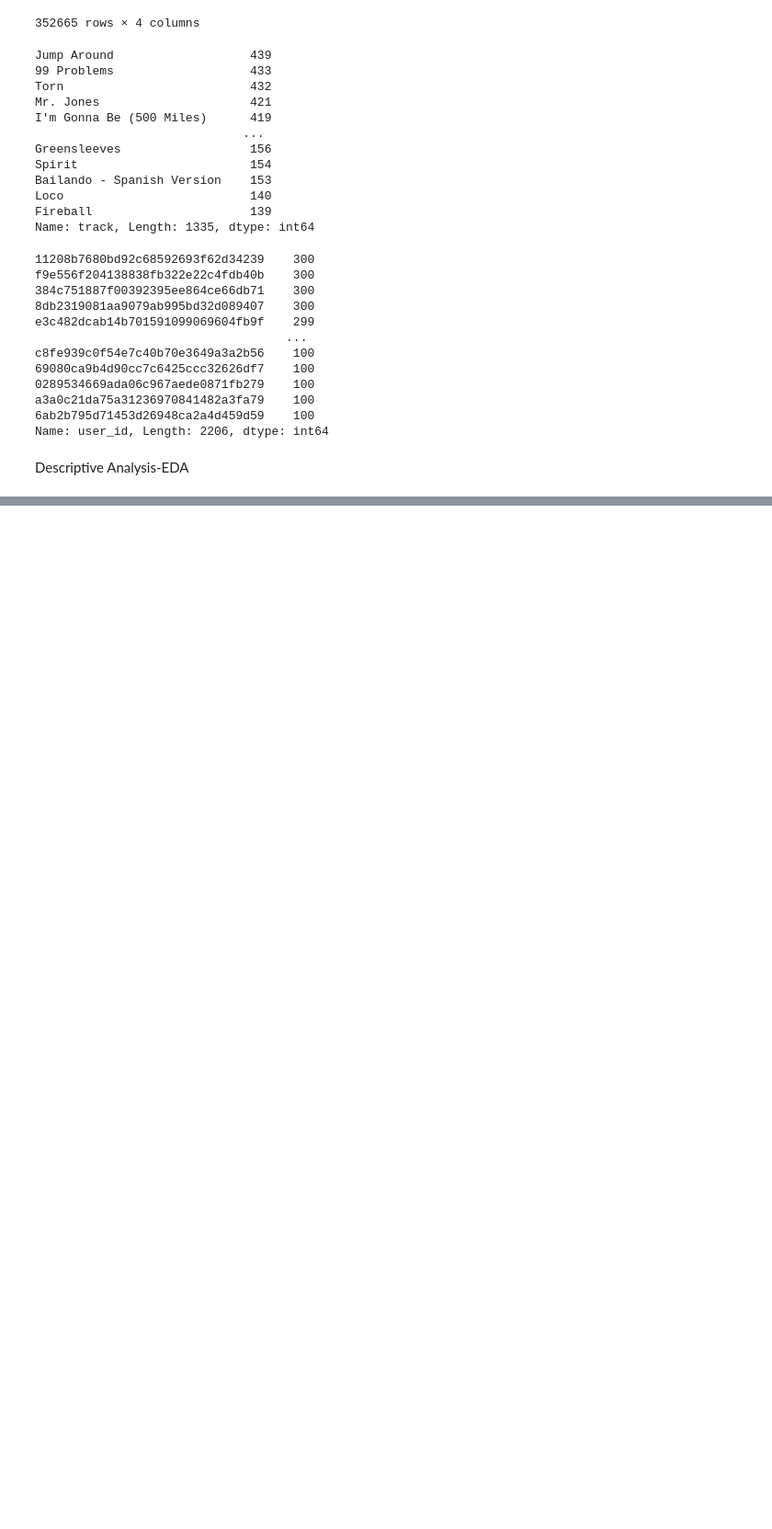
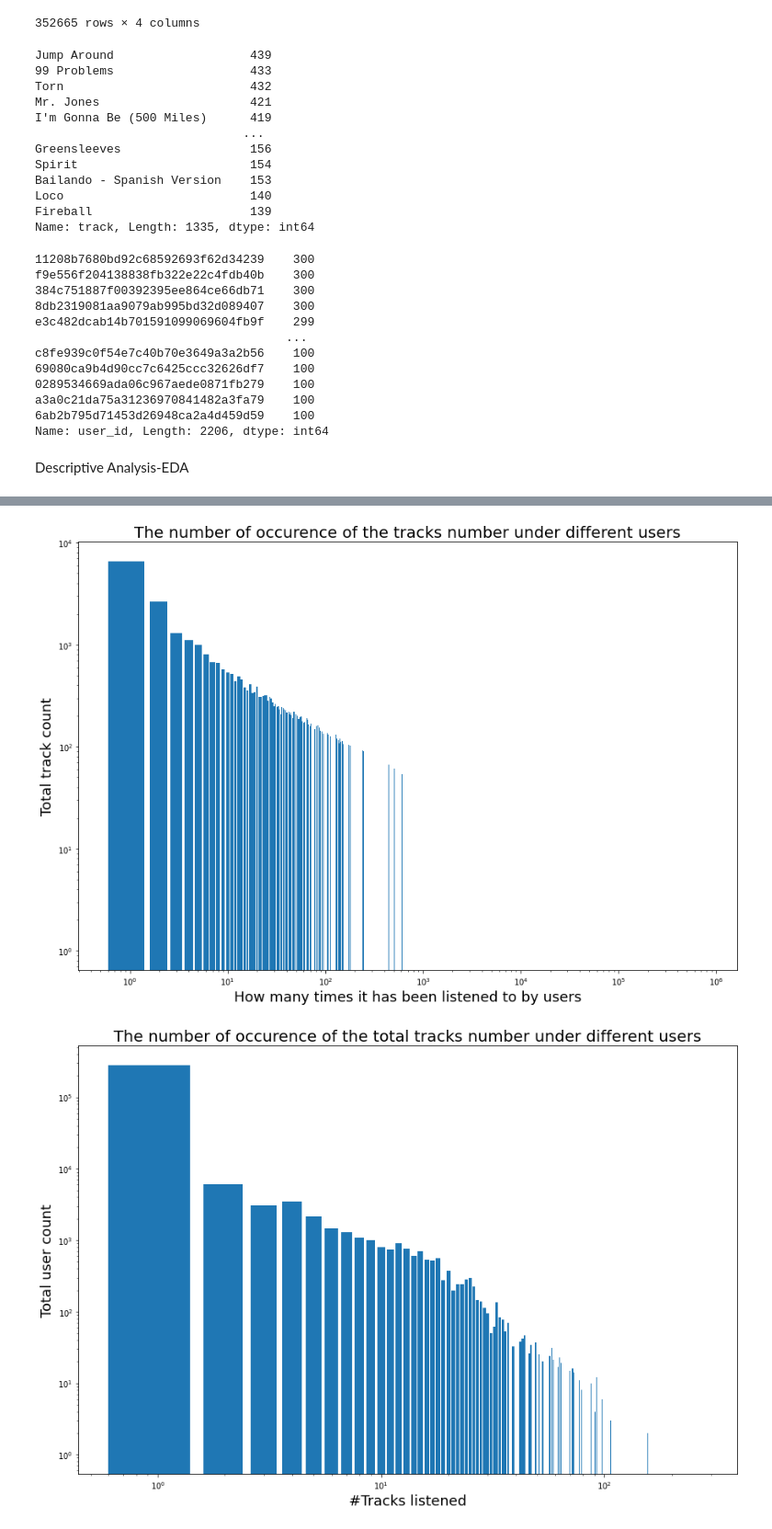
Before and after one commit to ningtang0224/bt5153_group_6, a Jupyter notebook: Data Preprocessing.ipynb, the cells around one changed output, grey strips where cells are left out. Shown at 92% size. Cells and saved outputs as stored; diff of their text form; code cells hidden in the pictures; blank space fills up the shorter version.

```diff
--- a/Data Preprocessing.ipynb
+++ b/Data Preprocessing.ipynb
@@ -204,33 +211,36 @@ df_songs_dist.to_csv('A.csv')
 
 df_songs_final = pd.read_csv('A.csv', header = None)
 
 x = df_songs_final[1]
 y = df_songs_final[0]
 plt.figure(figsize=(15, 10))
 plt.bar(x,y)
 plt.xlabel('How many times it has been listened to by users', fontsize=18)
 plt.ylabel('Total track count', fontsize=18)
 plt.title('The number of occurence of the tracks number under different users', fontsize=20)
 plt.yscale('log')
 plt.xscale('log')
 plt.show()
 
 df_users = df_playlist[["user_id"]].value_counts()
 
 df_users_dist = df_users.value_counts()
 
 df_users_dist.to_csv('B.csv')
 
 df_users_final = pd.read_csv('B.csv', header = None)
 
-x = df_users_final[0]
-y = df_users_final[1]
+x = df_users_final[1]
+y = df_users_final[0]
 plt.figure(figsize=(15, 10))
 plt.bar(x,y)
 plt.xlabel('#Tracks listened', fontsize=18)
 plt.ylabel('Total user count', fontsize=18)
 plt.title('The number of occurence of the total tracks number under different users', fontsize=20)
 plt.yscale('log')
 plt.xscale('log')
 plt.show()
+# %% [output]
+[figure, added]
+[figure, added]
 # %%
```
Also changed, not shown: parts of 11 cells of this notebook.
